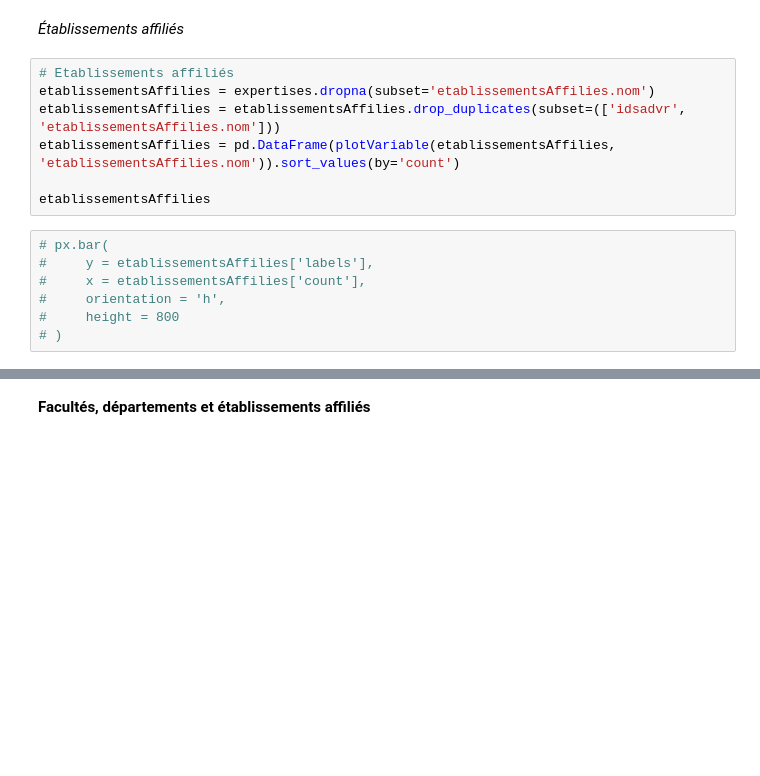
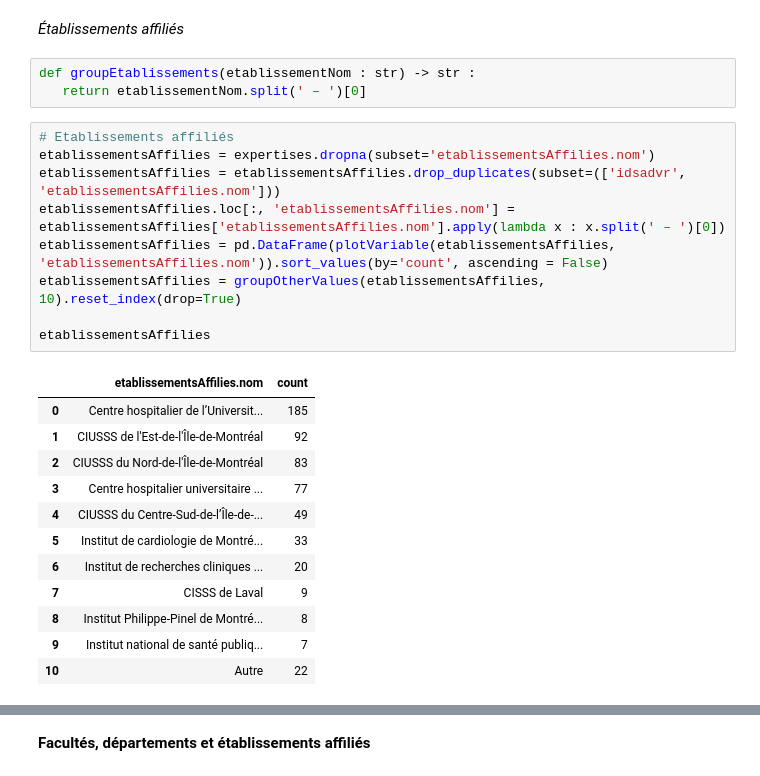
Before and after one commit to sadvr/sadvr-dashboard, a Jupyter notebook: API_SADVR_expertisesRecherche.ipynb, the cells around one changed output, grey strips where cells are left out. Drawn from its saved outputs; the diff is of its cells as text; blank space fills up the shorter version.

```diff
--- a/API_SADVR_expertisesRecherche.ipynb
+++ b/API_SADVR_expertisesRecherche.ipynb
@@ -42,17 +42,28 @@ drop = ['affiliations.courrielInstitutionnel', 'affiliations.immeuble', 'affilia
 expertises = expertises.drop(columns=drop)
 # %% [markdown]
 *Établissements affiliés*
+# %%
+def groupEtablissements(etablissementNom : str) -> str :
+   return etablissementNom.split(' – ')[0]
 # %%
 # Etablissements affiliés
 etablissementsAffilies = expertises.dropna(subset='etablissementsAffilies.nom')
 etablissementsAffilies = etablissementsAffilies.drop_duplicates(subset=(['idsadvr', 'etablissementsAffilies.nom']))
-etablissementsAffilies = pd.DataFrame(plotVariable(etablissementsAffilies, 'etablissementsAffilies.nom')).sort_values(by='count')
+etablissementsAffilies.loc[:, 'etablissementsAffilies.nom'] = etablissementsAffilies['etablissementsAffilies.nom'].apply(lambda x : x.split(' – ')[0])
+etablissementsAffilies = pd.DataFrame(plotVariable(etablissementsAffilies, 'etablissementsAffilies.nom')).sort_values(by='count', ascending = False)
+etablissementsAffilies = groupOtherValues(etablissementsAffilies, 10).reset_index(drop=True)
 
 etablissementsAffilies
+# %% [output]
+|  | etablissementsAffilies.nom | count |
+| 0 | Centre hospitalier de l’Universit... | 185 |
+| 1 | CIUSSS de l'Est-de-l'Île-de-Montréal | 92 |
+| 2 | CIUSSS du Nord-de-l'Île-de-Montréal | 83 |
+| 3 | Centre hospitalier universitaire ... | 77 |
+| 4 | CIUSSS du Centre-Sud-de-l’Île-de-... | 49 |
+| 5 | Institut de cardiologie de Montré... | 33 |
+| 6 | Institut de recherches cliniques ... | 20 |
+| 7 | CISSS de Laval | 9 |
+| 8 | Institut Philippe-Pinel de Montré... | 8 |
+| 9 | Institut national de santé publiq... | 7 |
+| 10 | Autre | 22 |
-# %%
-# px.bar(
-#     y = etablissementsAffilies['labels'],
-#     x = etablissementsAffilies['count'],
-#     orientation = 'h',
-#     height = 800
-# )
```
Also changed, not shown: parts of 13 cells of this notebook, 3 other files.
